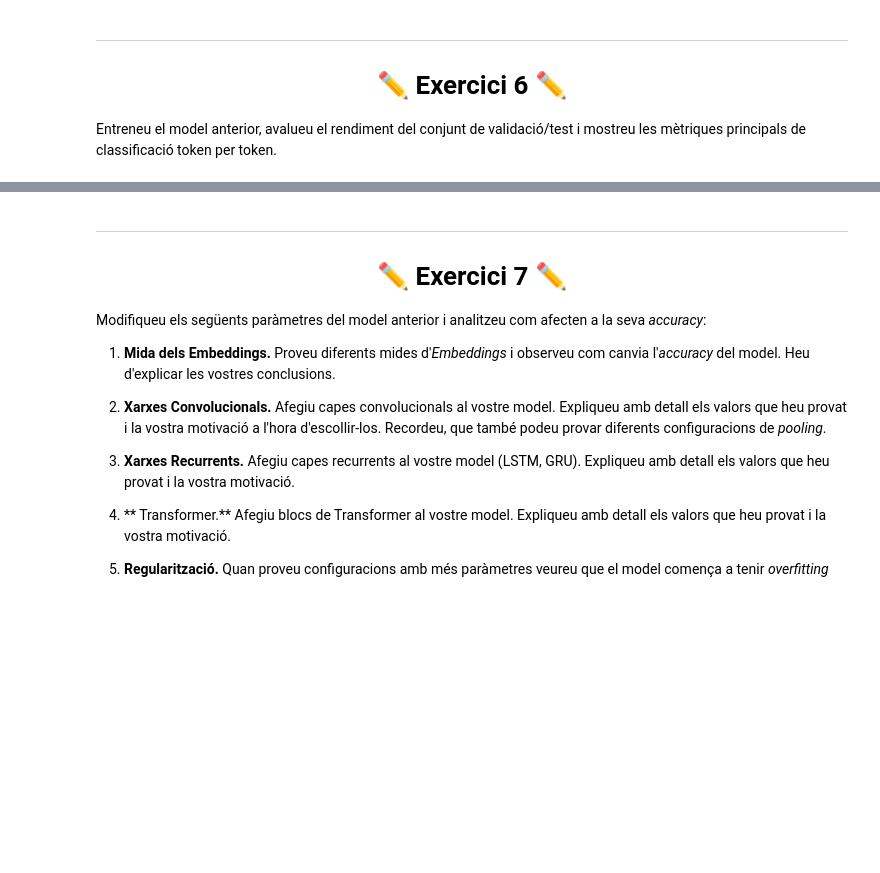
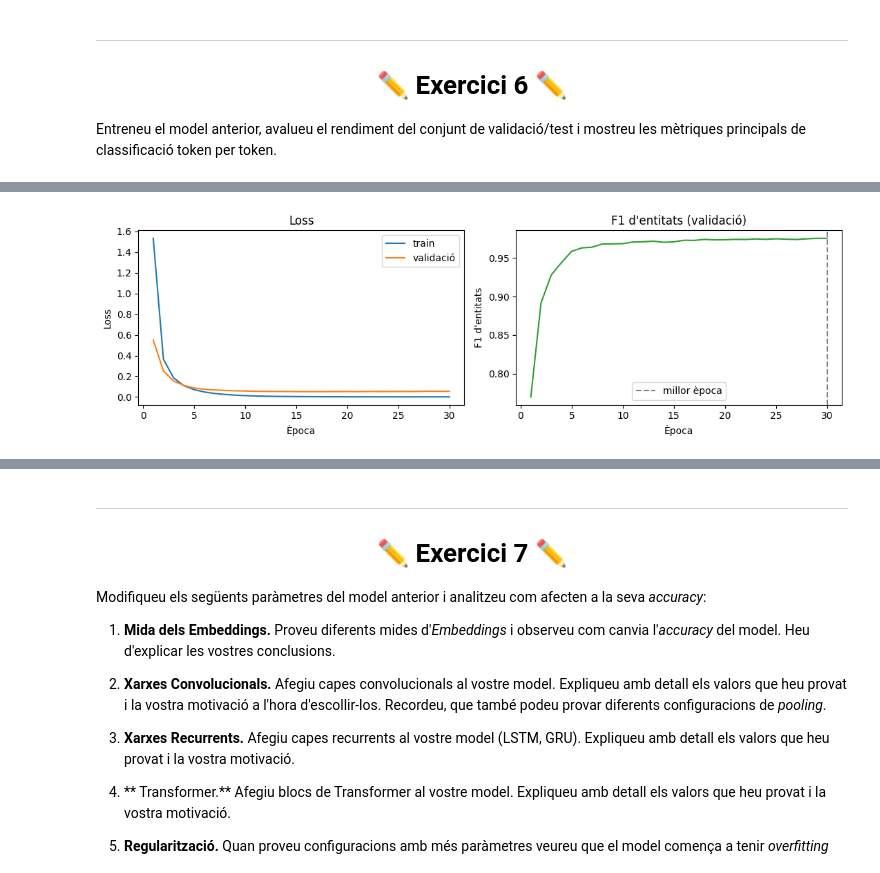
Before and after one commit to IlyasO6/TVD, a Jupyter notebook: p2/P2_2_alumnes.ipynb, the cells around one changed output, grey strips where cells are left out. Saved outputs shown, nothing was run; the diff lists cells and outputs as text; code cells hidden in the pictures; blank space fills up the shorter version.

```diff
--- a/p2/P2_2_alumnes.ipynb
+++ b/p2/P2_2_alumnes.ipynb
@@ -173,0 +256,16 @@ Unique entities: ['"O', 'O', 'B-fromloc.city_name', 'B-depart_time.time', 'I-dep
+# %%
+# Aquestes xifres justifiquen decisions posteriors: la longitud màxima fixa el padding, el desbalanceig
+# motiva l'apartat de pesos de classe i les etiquetes no vistes expliquen errors inevitables al test.
+sentence_lengths = pd.Series([len(s.split()) for s in train_sentences])
+print("Longitud de les oracions de train:")
+print(sentence_lengths.describe().round(2).to_string(), "\n")
+
+label_counts = Counter(tag for labels in train_labels for tag in labels.split())
+total_tags = sum(label_counts.values())
+print(f"Proporció de tokens 'O': {label_counts['O'] / total_tags:.1%}")
+print("Etiquetes més freqüents (sense 'O'):", [l for l, _ in label_counts.most_common(6)[1:]])
+print("Etiquetes que surten un sol cop a train:", sum(c == 1 for c in label_counts.values()), "\n")
+
+for name, labels in [("validació", val_labels), ("test", test_labels)]:
+    unseen = Counter(t for ls in labels for t in ls.split() if t not in label_counts)
+    print(f"Etiquetes de {name} que no apareixen a train ({sum(unseen.values())} tokens):", sorted(unseen))
@@ -406,0 +627,13 @@ Test Classification Report:
+# %%
+# El gold de validació i test són les etiquetes originals en text, incloses les que el model no pot predir.
+val_gold = [labels.split() for labels in val_labels]
+test_gold = [labels.split() for labels in test_labels]
+
+train_loader = make_loader(train_dataset, shuffle=True)
+val_loader = make_loader(val_dataset)
+test_loader = make_loader(test_dataset)
+
+set_seed()
+model = NERModel(vocab_size=len(word2idx), num_classes=num_classes, **MODEL_CONFIG).to(device)
+criterion = nn.CrossEntropyLoss(ignore_index=PAD_LABEL_IDX)
+history = train_model(model, train_loader, val_loader, val_gold, criterion)
@@ -406,0 +658,15 @@ Test Classification Report:
+# %%
+fig, (ax_loss, ax_f1) = plt.subplots(1, 2, figsize=(11, 3.5))
+epochs_range = range(1, len(history["train_loss"]) + 1)
+ax_loss.plot(epochs_range, history["train_loss"], label="train")
+ax_loss.plot(epochs_range, history["val_loss"], label="validació")
+ax_loss.set(xlabel="Època", ylabel="Loss", title="Loss")
+ax_loss.legend()
+ax_f1.plot(epochs_range, history["val_f1"], color="tab:green")
+ax_f1.axvline(history["best_epoch"], linestyle="--", color="grey", label="millor època")
+ax_f1.set(xlabel="Època", ylabel="F1 d'entitats", title="F1 d'entitats (validació)")
+ax_f1.legend()
+plt.tight_layout()
+plt.show()
+# %% [output]
+[figure, added]
```
Also changed, not shown: parts of 42 cells of this notebook.
